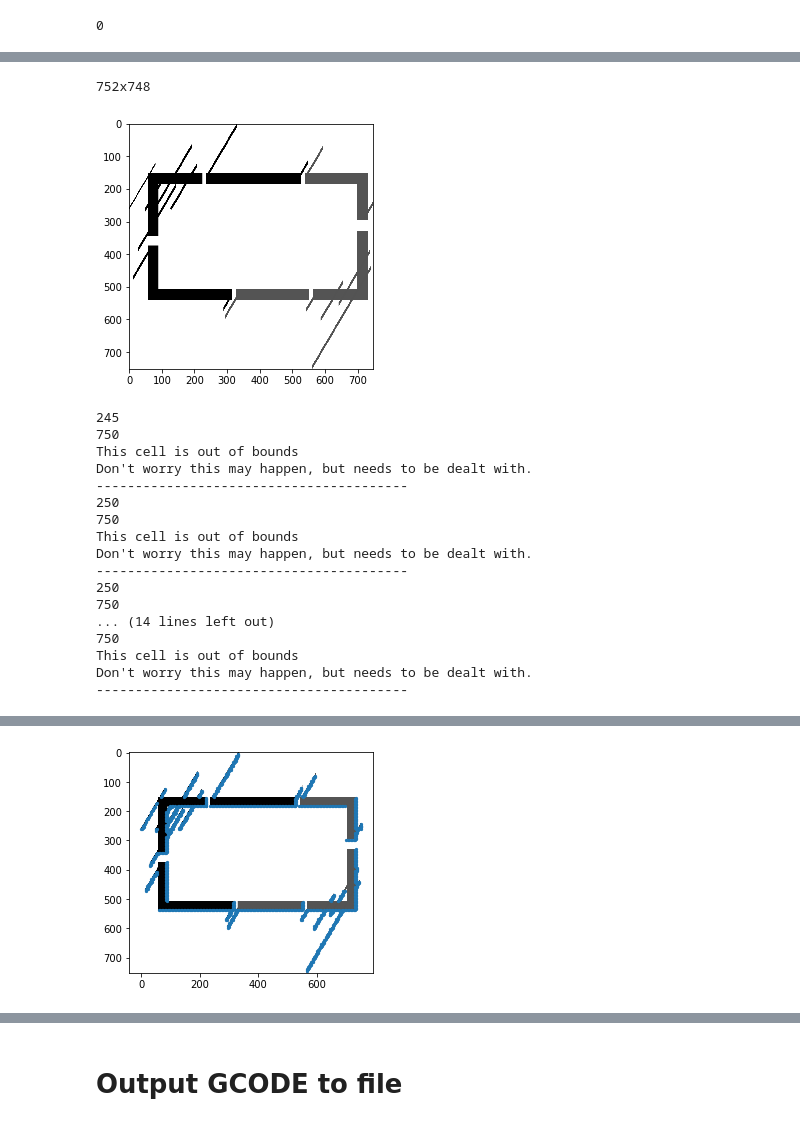
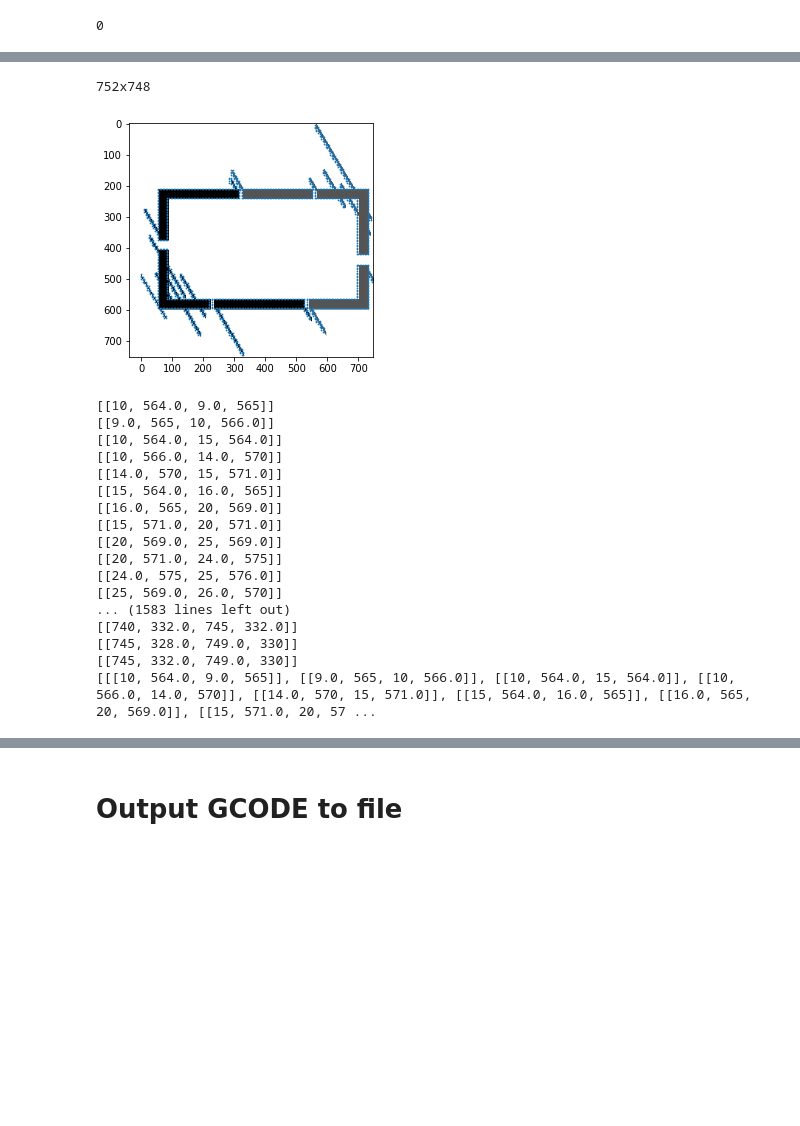
Before and after one commit to Arran4567/Pen_plotter, a Jupyter notebook: Project/Python/PNG_to_GCODE.ipynb, the cells around one changed output, grey strips where cells are left out. Saved outputs shown, nothing was run; the diff lists cells and outputs as text; code cells hidden in the pictures; blank space fills up the shorter version.

Commit message:
Redone Marching Squares algorithm, working outside of GUI.
Signed-off-by: Arran Jones <Arran4567@gmail.com>

```diff
--- a/Project/Python/PNG_to_GCODE.ipynb
+++ b/Project/Python/PNG_to_GCODE.ipynb
@@ -292,0 +224,4 @@ def check_square(row_num, col_num, data, increment, threshold):
+# %%
+def calc_interpolant(val1, val2, threshold, increment):
+    interpolant = (val1-threshold)/(val1-val2)
+    return np.round(interpolant*5)
@@ -292,0 +280,17 @@ def check_square(row_num, col_num, data, increment, threshold):
+# %%
+def get_reference_squares(data, threshold, increment):#
+    references = []
+    num_rows = len(data)
+    num_cols = len(data[0])
+    important_squares = []
+    print(str(num_rows) + "x" + str(num_cols))
+    for row in range(0, num_rows, increment):
+        for col in range(0, num_cols, increment):
+            if check_case(data, row, col, increment, threshold) != 15 and check_case(data, row, col, increment, threshold) != 0:
+                important_squares.append([row, col])
+    plt.imshow(data, cmap="gray")
+    xs = [x[1] for x in important_squares]
+    ys = [x[0] for x in important_squares]
+    plt.scatter(xs, ys, 0.5)
+    plt.show()
+    return important_squares
@@ -293,40 +319,35 @@ def check_square(row_num, col_num, data, increment, threshold):
 # %%
 def get_ms_contours(filename, threshold, increment, marker_size):
-    refrences = get_reference_squares(filename, threshold, increment)
+    data = np.flipud(img_to_gray(import_image(filename)))
+    references = get_reference_squares(data, threshold, increment)
     x = []
     y = []
-    data = img_to_gray(import_image(filename))
     squares = []
     contours = []
-    for coord in refrences:
-        contours.append([check_case(data, coord[0], coord[1], increment, threshold), check_square(coord[0], coord[1], data, increment, threshold)])
-    for contour in contours:
-        case = contour[0]
-        coords = contour[1]
-        for coord in coords:
-            x.append(coord[1])
-            y.append(coord[0])
-    plt.scatter(x, y, s = marker_size)
+    for coord in references:
+        square = check_square(data, coord[0], coord[1], increment, threshold)
+        print(square)
+        contours.append(square)
     return contours
 # %%
-get_ms_contours("Images/gray_test.png", .7, 5, 5)
+print(get_ms_contours("Images/gray_test.png", .7, 5, 5))
 # %% [output]
 752x748
-[figure, old version]
+[figure, new version]
-245
-750
-This cell is out of bounds
-Don't worry this may happen, but needs to be dealt with.
-----------------------------------------
-250
-750
-This cell is out of bounds
-Don't worry this may happen, but needs to be dealt with.
-----------------------------------------
-250
-750
-... (14 lines left out)
-750
-This cell is out of bounds
-Don't worry this may happen, but needs to be dealt with.
-----------------------------------------
+[[10, 564.0, 9.0, 565]]
+[[9.0, 565, 10, 566.0]]
+[[10, 564.0, 15, 564.0]]
+[[10, 566.0, 14.0, 570]]
+[[14.0, 570, 15, 571.0]]
+[[15, 564.0, 16.0, 565]]
+[[16.0, 565, 20, 569.0]]
+[[15, 571.0, 20, 571.0]]
+[[20, 569.0, 25, 569.0]]
+[[20, 571.0, 24.0, 575]]
+[[24.0, 575, 25, 576.0]]
+[[25, 569.0, 26.0, 570]]
+... (1583 lines left out)
+[[740, 332.0, 745, 332.0]]
+[[745, 328.0, 749.0, 330]]
+[[745, 332.0, 749.0, 330]]
+[[[10, 564.0, 9.0, 565]], [[9.0, 565, 10, 566.0]], [[10, 564.0, 15, 564.0]], [[10, 566.0, 14.0, 570]], [[14.0, 570, 15, 571.0]], [[15, 564.0, 16.0, 565]], [[16.0, 565, 20, 569.0]], [[15, 571.0, 20, 57 ...
@@ -350,2 +354 @@ Don't worry this may happen, but needs to be dealt with.
-[figure, removed]
 # %%
```
Also changed, not shown: parts of 15 cells of this notebook, 2 other files.
